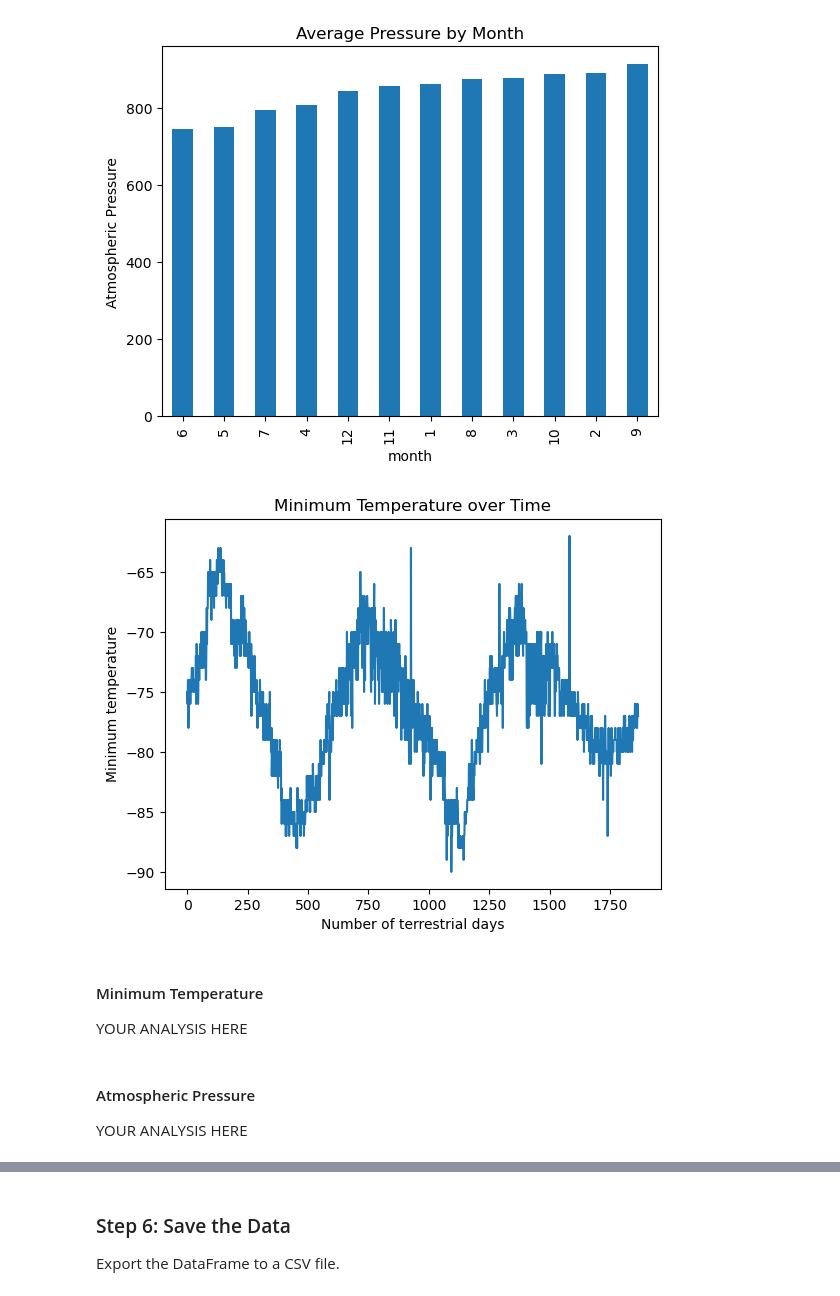
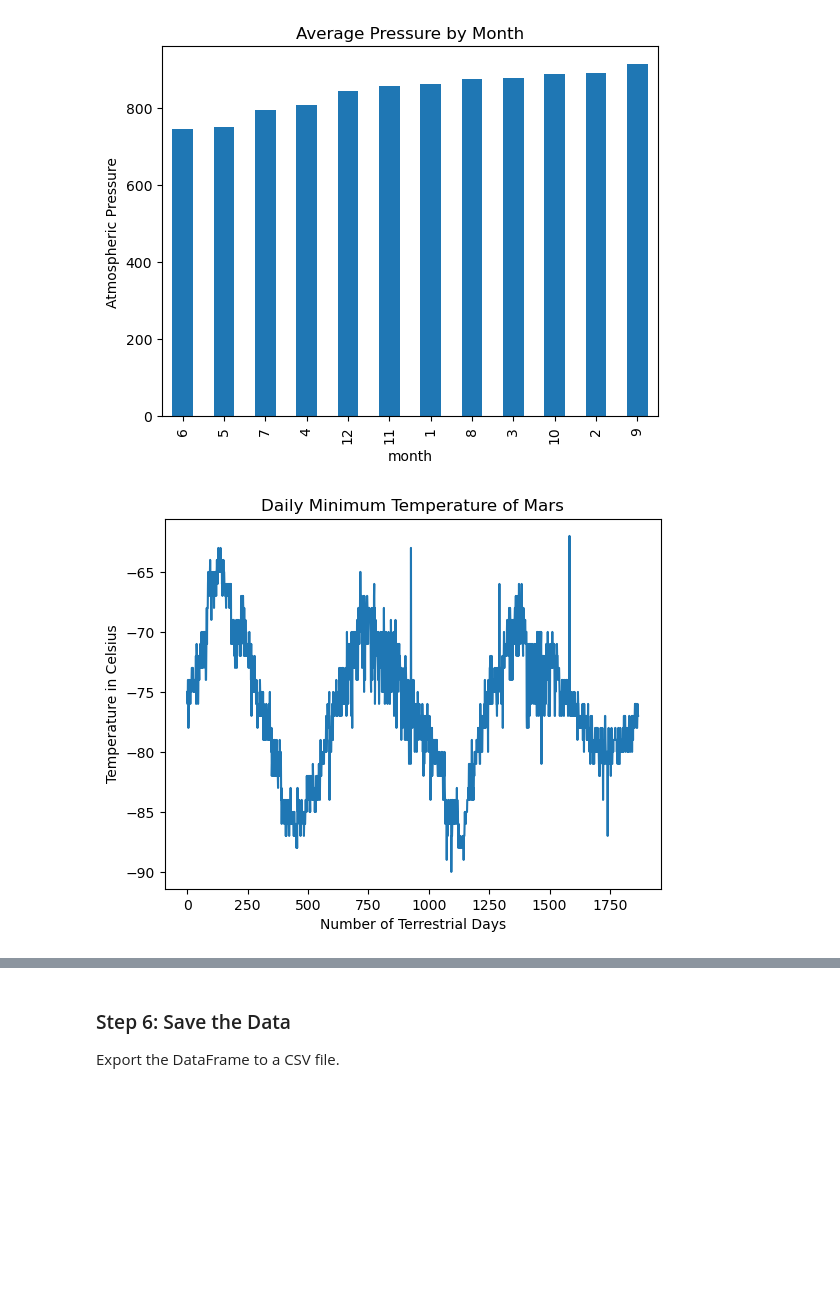
Before and after one commit to Sorted-Filtered/HTML-Scraping, a Jupyter notebook: OneSmallStep/part_2_mars_weather.ipynb, the cells around one changed output, grey strips where cells are left out. Saved outputs shown, nothing was run; the diff lists cells and outputs as text; code cells hidden in the pictures; blank space fills up the shorter version.

Commit message:
Finished plots and Analysis

```diff
--- a/OneSmallStep/part_2_mars_weather.ipynb
+++ b/OneSmallStep/part_2_mars_weather.ipynb
@@ -131,5 +132,6 @@ pressure            object
 dtype: object
 # %%
 # Change data types for data analysis
+clean_weather_df = weather_df.astype({"sol":"int32", "ls":"int32", "month":"int32", "min_temp":"float64", "pressure":"float64", "terrestrial_date":"datetime64[ns]"})
 # %%
 # Confirm type changes were successful by examining data types again
@@ -219,13 +242,8 @@ Name: pressure, dtype: float64
 # %%
 # 5. How many terrestrial (Earth) days are there in a Martian year?
 # Visually estimate the result by plotting the daily minimum temperature of each observation in the data set.
+clean_weather_df_plot = clean_weather_df["min_temp"].plot(kind="line", xlabel="Number of Terrestrial Days", ylabel="Temperature in Celsius", title="Daily Minimum Temperature of Mars")
+img = clean_weather_df_plot.get_figure()
+img.savefig("daily_min_temp.jpg")
 # %% [output]
-[figure, old version]
+[figure, new version]
-# %% [markdown]
-#### Minimum Temperature
-
-YOUR ANALYSIS HERE
-# %% [markdown]
-#### Atmospheric Pressure
-
-YOUR ANALYSIS HERE
```
Also changed, not shown: parts of 17 cells of this notebook.
